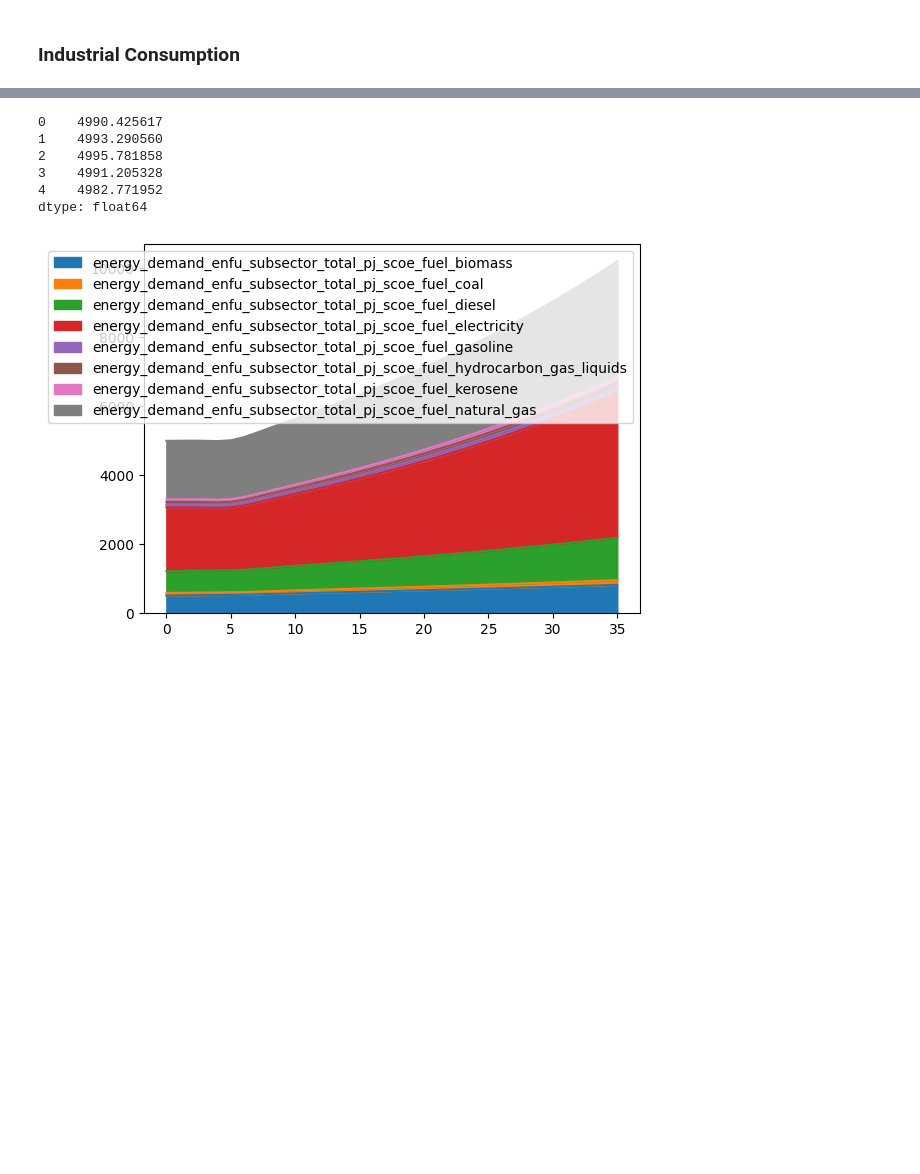
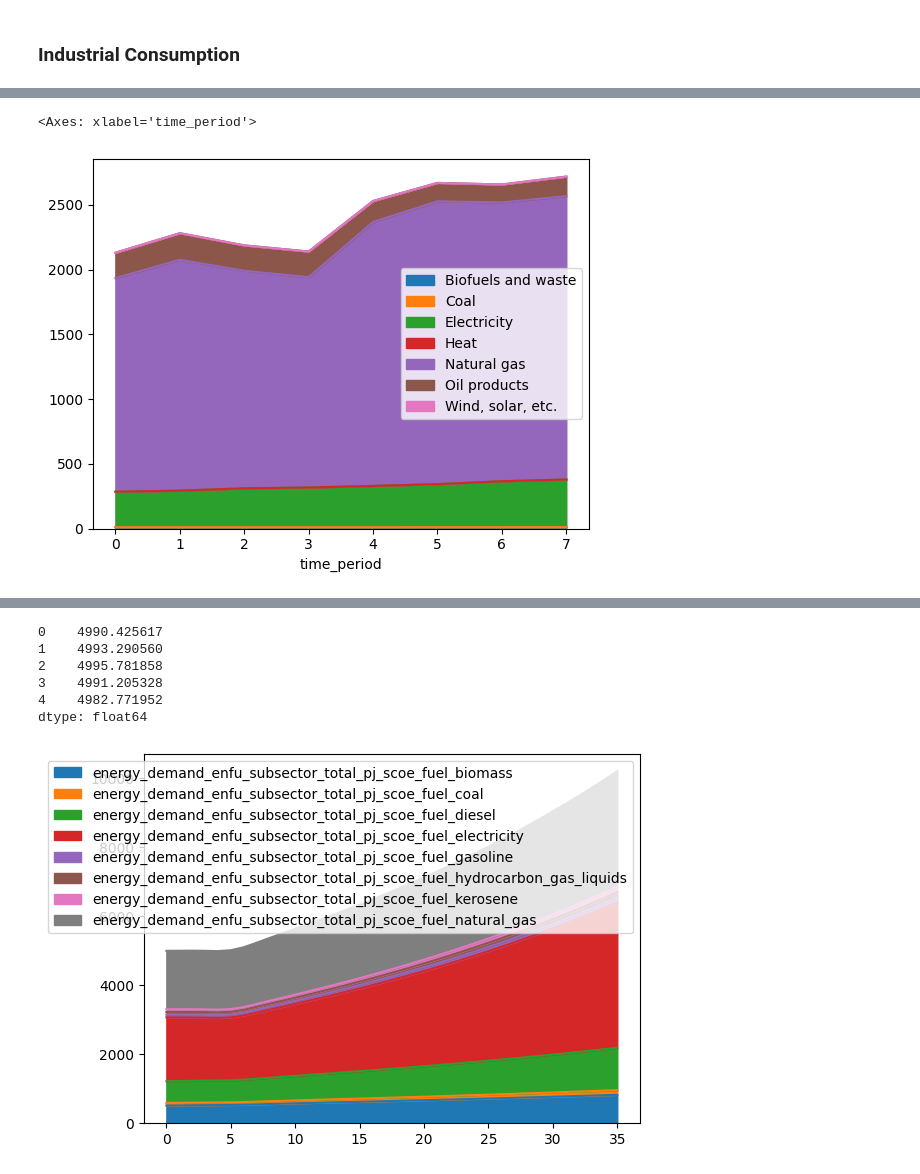
Before and after one commit to jcsyme/sisepuede_region_nbs, a Jupyter notebook: iran/iran_data_modifications.ipynb, the cells around one changed output, grey strips where cells are left out. Saved outputs shown, nothing was run; the diff lists cells and outputs as text; code cells hidden in the pictures; blank space fills up the shorter version.

```diff
--- a/iran/iran_data_modifications.ipynb
+++ b/iran/iran_data_modifications.ipynb
@@ -912,0 +874,7 @@ df_scoe_consumption_res = dict_df_scoe_consumptions.get(key_res)
+# %%
+df_scoe_consumption_res[
+    df_scoe_consumption_res[regions.field_iso].isin(["IRN"])
+].plot.area(x = "time_period")
+# %% [output]
+<Axes: xlabel='time_period'>
+[figure, added]
```
Also changed, not shown: parts of 66 cells of this notebook, 21 other files.
